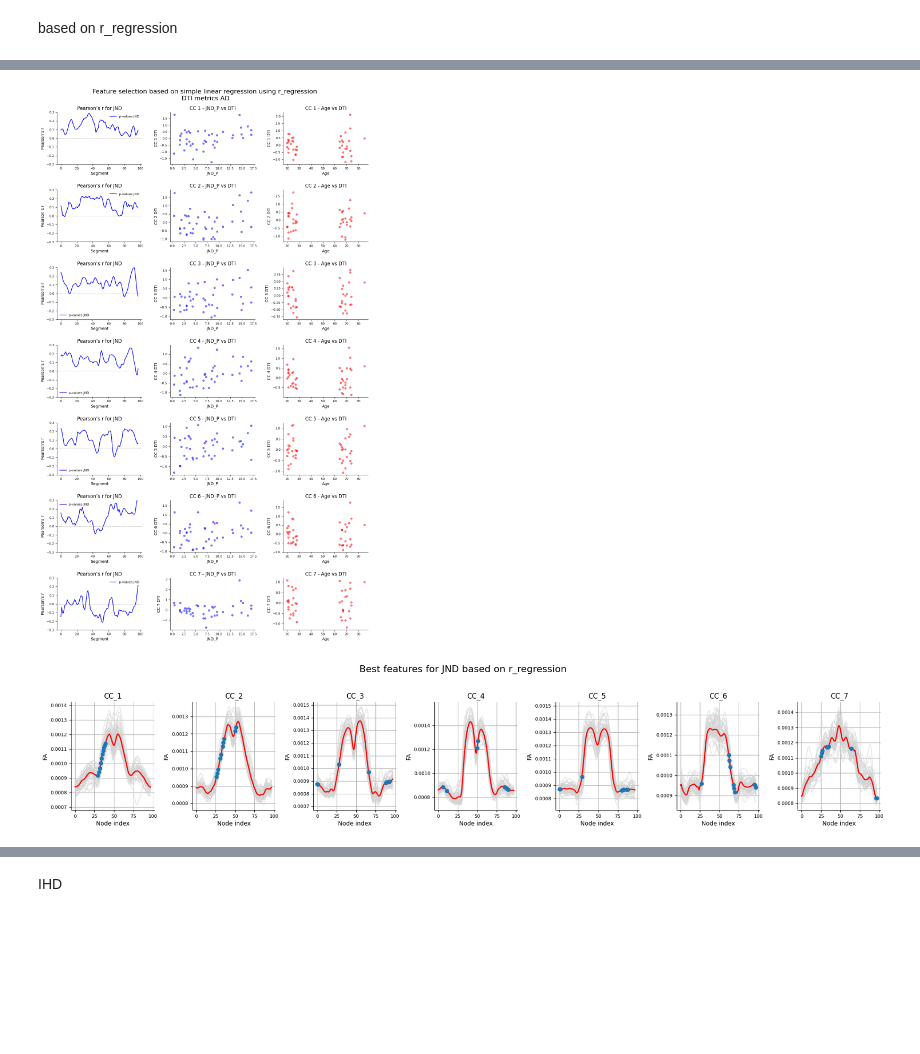
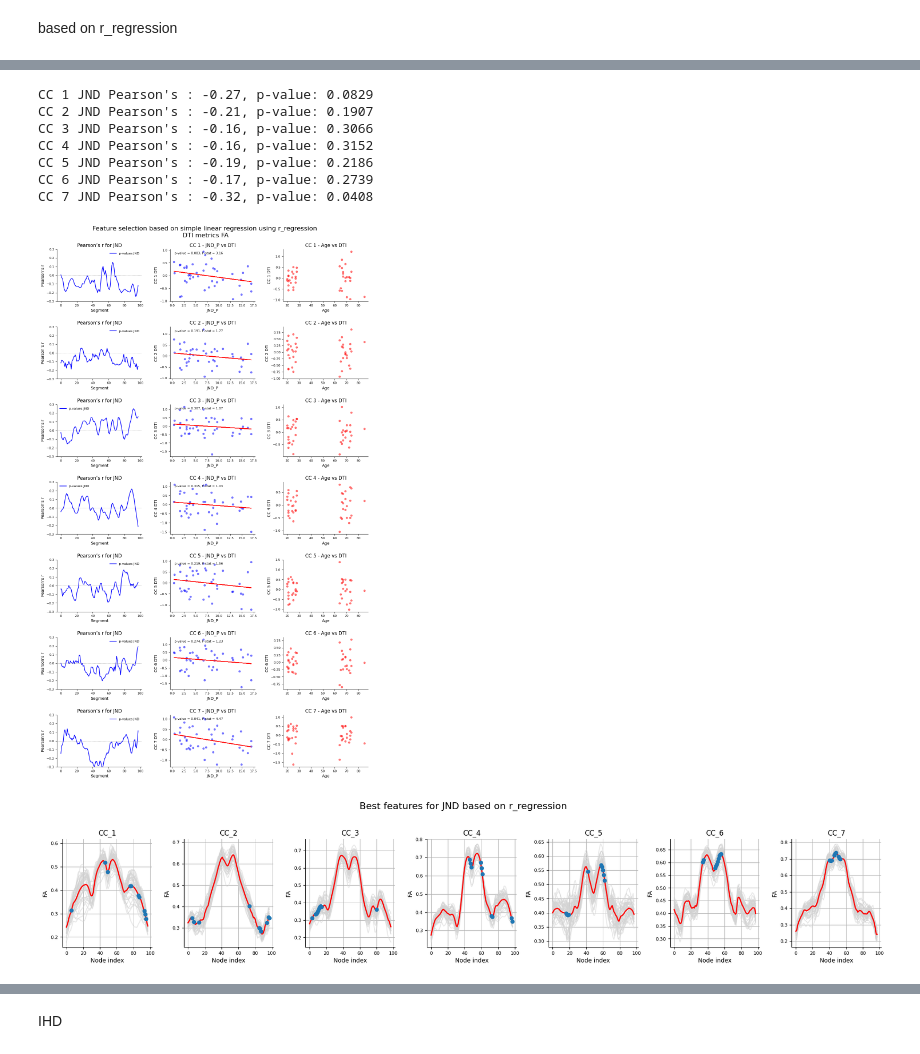
Before and after one commit to nicolascatz/CRPN_DTI_AGING_DPAKNC, a Jupyter notebook: scripts/DTI_Aging_ADJ_MLR_ALL_FA_RD_AD_MD_42_Figures_JND_NC.ipynb, the cells around one changed output, grey strips where cells are left out. Cells and saved outputs as stored; diff of their text form; code cells hidden in the pictures; blank space fills up the shorter version.

```diff
--- a/scripts/DTI_Aging_ADJ_MLR_ALL_FA_RD_AD_MD_42_Figures_JND_NC.ipynb
+++ b/scripts/DTI_Aging_ADJ_MLR_ALL_FA_RD_AD_MD_42_Figures_JND_NC.ipynb
@@ -52,7 +52,7 @@ os.chdir(pathfile)
 
 addtotitle='_03022026_woMA_for_RD_MD_AD_FA' # to specify the version of the data
 
-metricsDTI='AD' # to specify the DTI metric to use for the analysis FA, RD, AD, MD
+metricsDTI='FA' # to specify the DTI metric to use for the analysis FA, RD, AD, MD
 
 ### change 36 to 42 to include the 6 subjects without IHD in the analysis
 limitsubject=42 # to select only the 36 subjects with IHD
@@ -304,6 +304,6 @@ array([[29, 31, 32, 39, 33, 38, 37, 34, 35, 36],
 # %%
 ## F statistic P values
-
+from scipy.stats import pearsonr
 fig4, axs = plt.subplots(nrows=7, ncols=3, figsize=(12, 20))
 
 for cc in range(1,8):
@@ -319,6 +319,19 @@ for cc in range(1,8):
     axs[cc-1,0].axhline(0, color='gray', linestyle='--', linewidth=0.5)
 
     axs[cc-1,1].scatter(jnd, DTI_adjusted[:,bestfeat_jnd_f[cc-1,:] ,cc-1].mean(axis=1), color='blue', label='Données', alpha=0.5, s=20)
+    x = jnd
+    y = DTI_adjusted[:, bestfeat_jnd_f[cc-1, :], cc-1].mean(axis=1)
+    slope, intercept, r_value, p_value, std_err = stats.linregress(x, y)
+    line = slope * x + intercept
+    axs[cc-1, 1].plot(x, line, 'r-', label='Regression line')
+    n = len(x)
+    F_stat = (r_value**2 / (1 - r_value**2)) * (n - 2)
+    axs[cc-1, 1].text(0.05, 0.95, f'p-value = {p_value:.3f}, F-stat = {F_stat:.2f}',
+                      transform=axs[cc-1, 1].transAxes, fontsize=8, verticalalignment='top')
+
+    fst, p_value_fst = pearsonr(x, y)
+    print(f"CC {cc} JND Pearson's : {r_value:.2f}, p-value: {p_value_fst:.4f}")
+
     axs[cc-1,2].scatter(age, DTI_adjusted[:,bestfeat_age_f[cc-1,:] ,cc-1].mean(axis=1), color='red', label='Données', alpha=0.5, s=20)
 
     axs[cc-1,1].set_xlabel('JND_P')
@@ -342,38 +362,61 @@ plt.tight_layout(pad=2.0)
 ## PEARSON'S R VALUES
 
 fig5, axs = plt.subplots(nrows=7, ncols=3, figsize=(12, 20))
+
+feat_to_use_jnd=bestfeat_jnd_r
+feat_to_use_age=bestfeat_age_r
 
 for cc in range(1,8):
 
     axs[cc-1,0].plot(r_reg_jnd[cc-1,:], color='blue', label='p-values JND')
     axs[cc-1,0].set_ylim(-0.3,0.3)
     axs[cc-1,0].set_xlabel('Segment')
     axs[cc-1,0].set_ylabel('Pearson’s r')
     axs[cc-1,0].legend()
     axs[cc-1,0].set_title('Pearson’s r for JND')
     axs[cc-1,0].spines['top'].set_visible(False)
     axs[cc-1,0].spines['right'].set_visible(False)
     axs[cc-1,0].axhline(0, color='gray', linestyle='--', linewidth=0.5)
 
-    axs[cc-1,1].scatter(jnd, DTI_adjusted[:,bestfeat_jnd_r[cc-1,:] ,cc-1].mean(axis=1), color='blue', label='Données', alpha=0.5, s=20)
-    axs[cc-1,2].scatter(age, DTI_adjusted[:,bestfeat_age_r[cc-1,:] ,cc-1].mean(axis=1), color='red', label='Données', alpha=0.5, s=20)
+    axs[cc-1,1].scatter(jnd, DTI_adjusted[:,feat_to_use_jnd[cc-1,:] ,cc-1].mean(axis=1), color='blue', label='Données', alpha=0.5, s=20)
+    x = jnd
+    y = DTI_adjusted[:, feat_to_use_jnd[cc-1, :], cc-1].mean(axis=1)
+    slope, intercept, r_value, p_value, std_err = stats.linregress(x, y)
+    line = slope * x + intercept
+    axs[cc-1, 1].plot(x, line, 'r-', label='Regression line')
+    n = len(x)
+    F_stat = (r_value**2 / (1 - r_value**2)) * (n - 2)
+    axs[cc-1, 1].text(0.05, 0.95, f'p-value = {p_value:.3f}, F-stat = {F_stat:.2f}',
+                      transform=axs[cc-1, 1].transAxes, fontsize=8, verticalalignment='top')
+
+    fst, p_value_fst = pearsonr(x, y)
+    print(f"CC {cc} JND Pearson's : {r_value:.2f}, p-value: {p_value_fst:.4f}")
+
+    axs[cc-1,2].scatter(age, DTI_adjusted[:,feat_to_use_age[cc-1,:] ,cc-1].mean(axis=1), color='red', label='Données', alpha=0.5, s=20)
 
     axs[cc-1,1].set_xlabel('JND_P')
     axs[cc-1,1].set_ylabel(f'CC {cc} DTI')
     axs[cc-1,2].set_xlabel('Age')
     axs[cc-1,2].set_ylabel(f'CC {cc} DTI')
     axs[cc-1,1].spines['top'].set_visible(False)
     axs[cc-1,2].spines['top'].set_visible(False)
     axs[cc-1,1].spines['right'].set_visible(False)
     axs[cc-1,2].spines['right'].set_visible(False)
     axs[cc-1,1].set_title(f'CC {cc} - JND_P vs DTI')
     axs[cc-1,2].set_title(f'CC {cc} - Age vs DTI')
 
 fig5.suptitle('Feature selection based on simple linear regression using r_regression\n DTI metrics {}'.format(metricsDTI), fontsize=16)
 
 plt.tight_layout(pad=2.0)
 # %% [output]
+CC 1 JND Pearson's : -0.27, p-value: 0.0829
+CC 2 JND Pearson's : -0.21, p-value: 0.1907
+CC 3 JND Pearson's : -0.16, p-value: 0.3066
+CC 4 JND Pearson's : -0.16, p-value: 0.3152
+CC 5 JND Pearson's : -0.19, p-value: 0.2186
+CC 6 JND Pearson's : -0.17, p-value: 0.2739
+CC 7 JND Pearson's : -0.32, p-value: 0.0408
-[figure, old version]
+[figure, new version]
 # %%
 
 CCx_list = ['CC_1','CC_2','CC_3','CC_4','CC_5','CC_6','CC_7']
@@ -397,7 +440,7 @@ for i, CCx in enumerate(CCx_list[0:7]):
 fig6.suptitle('Best features for JND based on r_regression\n', fontsize=16)
 plt.tight_layout(pad=1.0)
 # %% [output]
-[figure, old version]
+[figure, new version]
 # %%
 
 DTI_JND_r=pd.DataFrame([])
```
Also changed, not shown: parts of 8 cells of this notebook, 4 other files.
